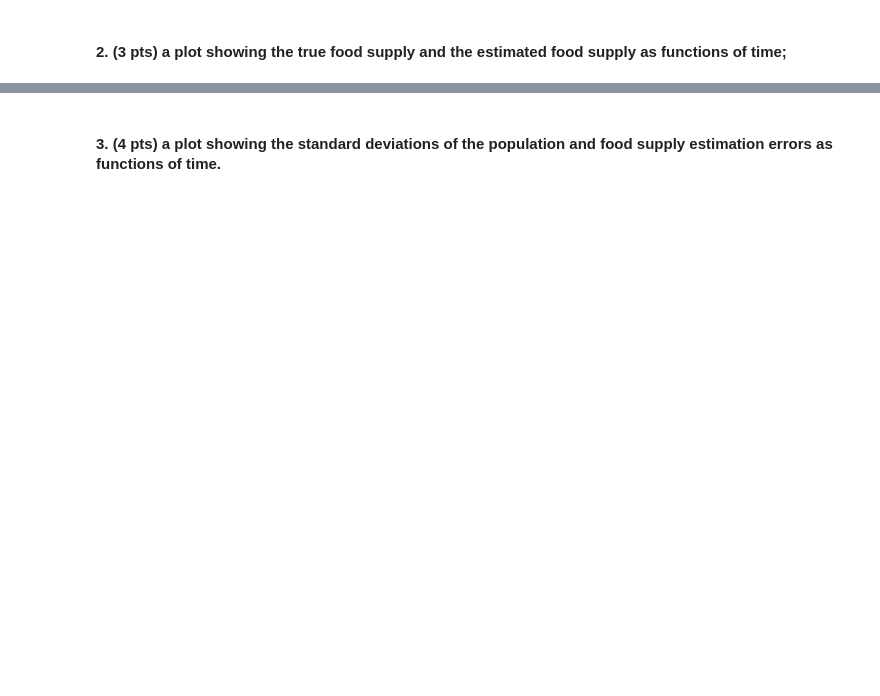
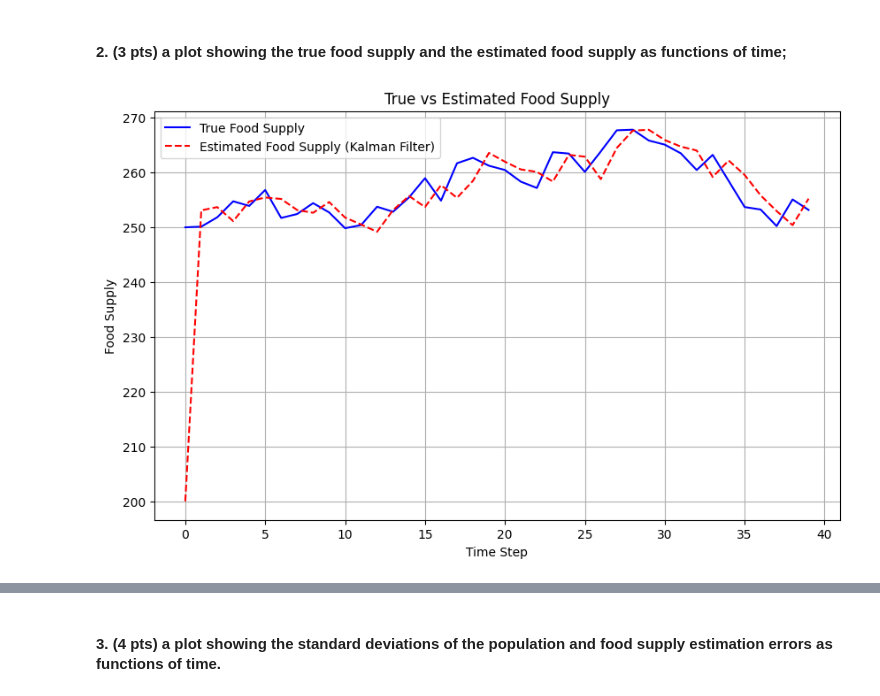
Before and after one commit to hedgreneric/COMS_4770-Homeworks, a Jupyter notebook: hw10/hw10-programming.ipynb, the cells around one changed output, grey strips where cells are left out. Saved outputs shown, nothing was run; the diff lists cells and outputs as text; code cells hidden in the pictures; blank space fills up the shorter version.

```diff
--- a/hw10/hw10-programming.ipynb
+++ b/hw10/hw10-programming.ipynb
@@ -30,2 +119,14 @@ $$E ((\hat{f}_0 − f_0)^2) = 200$$
 # %% [markdown]
 #### 2. (3 pts) a plot showing the true food supply and the estimated food supply as functions of time;
+# %%
+plt.figure(figsize=(10, 6))
+plt.plot(true_states[1, :], label='True Food Supply', color='blue')
+plt.plot(estimated_states[1, :], label='Estimated Food Supply (Kalman Filter)', color='red', linestyle='--')
+plt.xlabel('Time Step')
+plt.ylabel('Food Supply')
+plt.title('True vs Estimated Food Supply')
+plt.legend()
+plt.grid(True)
+plt.show()
+# %% [output]
+[figure, added]
```
Also changed, not shown: parts of 10 cells of this notebook, 2 other files.
